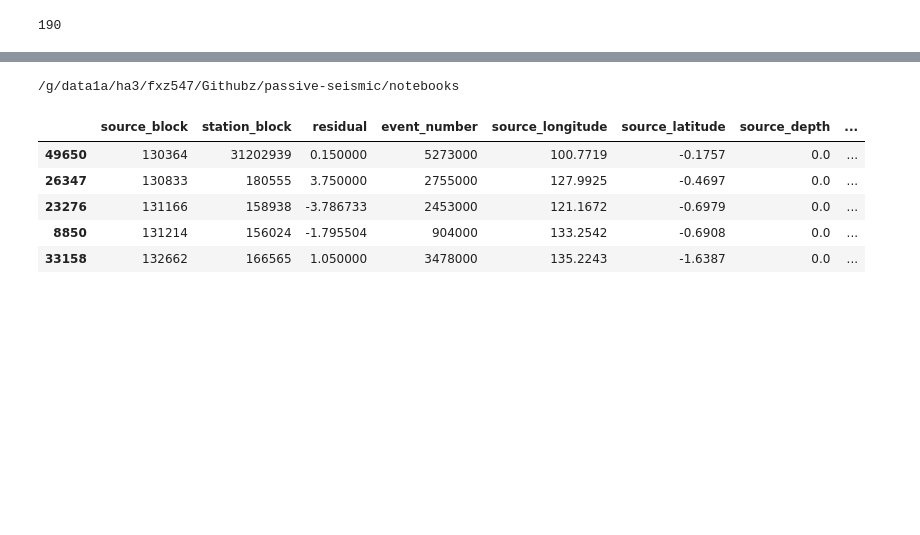
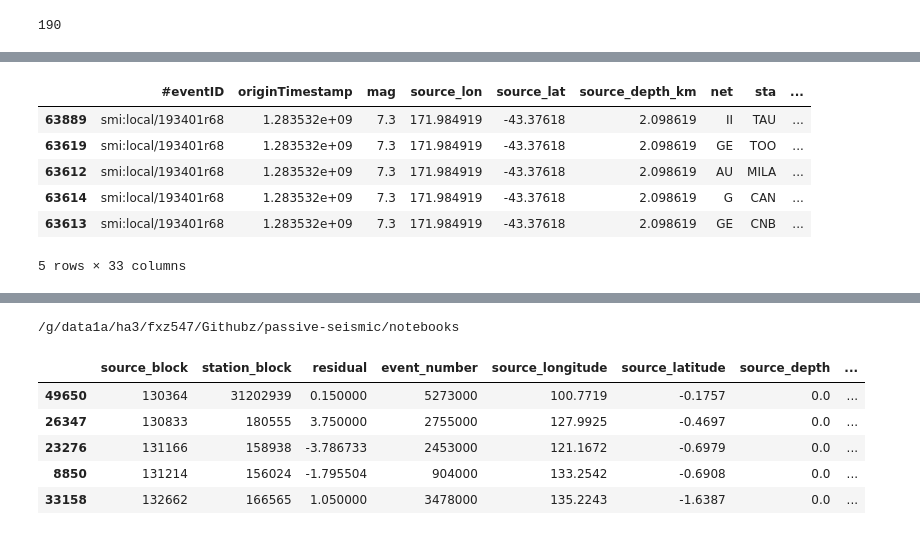
Before and after one commit to GeoscienceAustralia/hiperseis, a Jupyter notebook: notebooks/sort_seismic_events2stations_rays.ipynb, the cells around one changed output, grey strips where cells are left out. Cells and saved outputs as stored; diff of their text form; code cells hidden in the pictures; blank space fills up the shorter version.

```diff
--- a/notebooks/sort_seismic_events2stations_rays.ipynb
+++ b/notebooks/sort_seismic_events2stations_rays.ipynb
@@ -14,0 +58,2 @@ import matplotlib.pyplot as plt
+# %%
+mygrid = Grid2(param_file="/g/data/ha3/fxz547/Githubz/passive-seismic/seismic/traveltime/param1x1")
@@ -14,0 +189,10 @@ import matplotlib.pyplot as plt
+# %%
+pdf1.head()
+# %% [output]
+|  | #eventID | originTimestamp | mag | source_lon | source_lat | source_depth_km | net | sta | ... |
+| 63889 | smi:local/193401r68 | 1.283532e+09 | 7.3 | 171.984919 | -43.37618 | 2.098619 | II | TAU | ... |
+| 63619 | smi:local/193401r68 | 1.283532e+09 | 7.3 | 171.984919 | -43.37618 | 2.098619 | GE | TOO | ... |
+| 63612 | smi:local/193401r68 | 1.283532e+09 | 7.3 | 171.984919 | -43.37618 | 2.098619 | AU | MILA | ... |
+| 63614 | smi:local/193401r68 | 1.283532e+09 | 7.3 | 171.984919 | -43.37618 | 2.098619 | G | CAN | ... |
+| 63613 | smi:local/193401r68 | 1.283532e+09 | 7.3 | 171.984919 | -43.37618 | 2.098619 | GE | CNB | ... |
+5 rows × 33 columns
```
Also changed, not shown: parts of 13 cells of this notebook, 1 other file.
